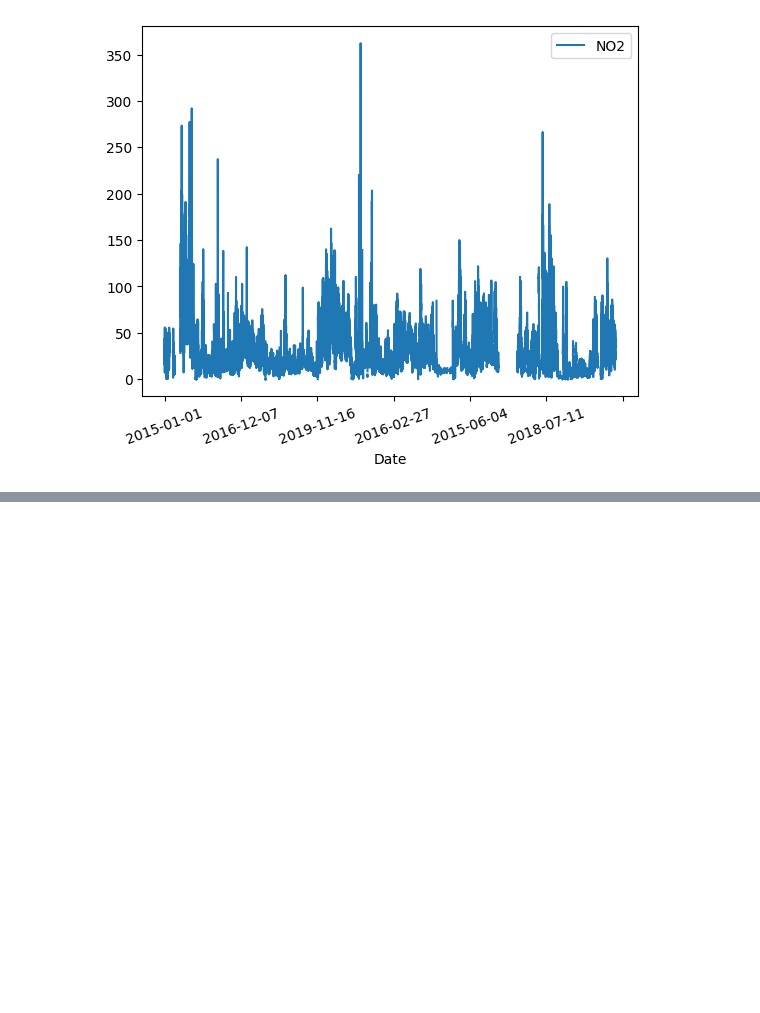
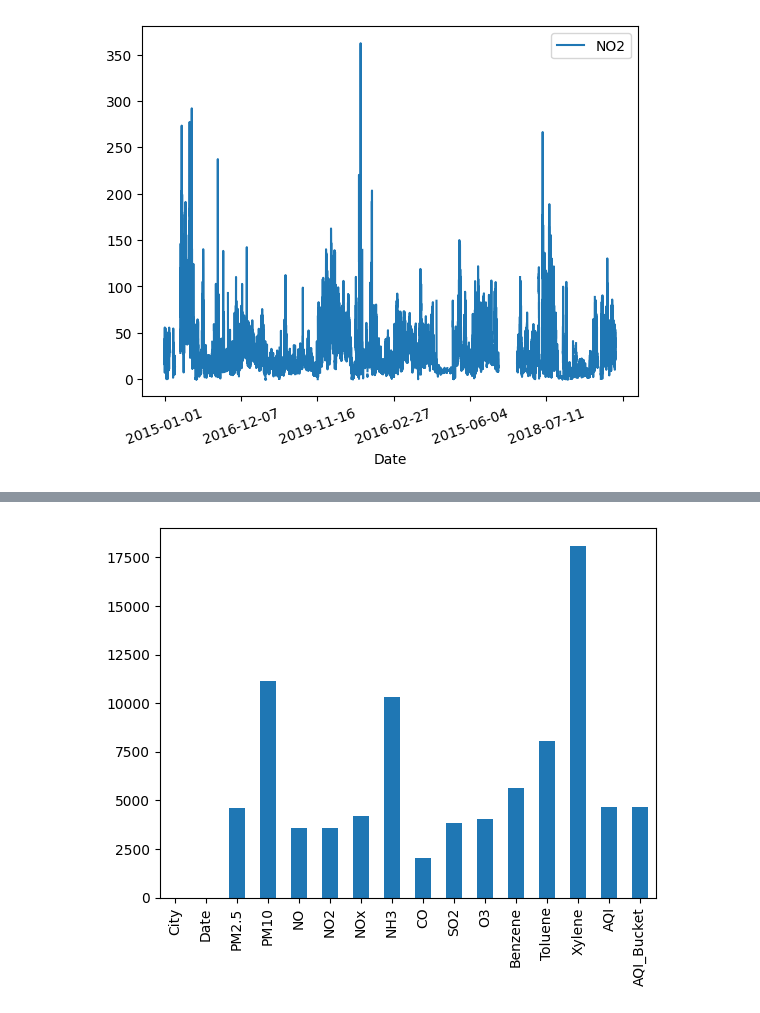
Before and after one commit to golubnichiy/big_data_092925, a Jupyter notebook: day_02.ipynb, the cells around one changed output, grey strips where cells are left out. Cells and saved outputs as stored; diff of their text form; code cells hidden in the pictures; blank space fills up the shorter version.

```diff
--- a/day_02.ipynb
+++ b/day_02.ipynb
@@ -79,0 +179,5 @@ plt.show()
+# %%
+aq.isna().sum().plot(kind='bar')
+plt.show()
+# %% [output]
+[figure, added]
```
Also changed, not shown: parts of 11 cells of this notebook, 1 other file.
